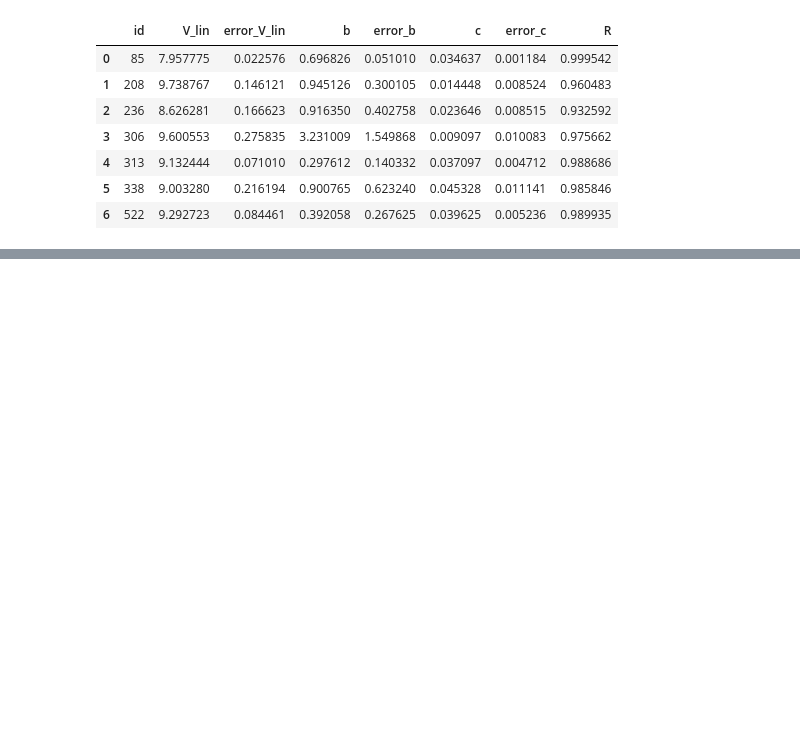
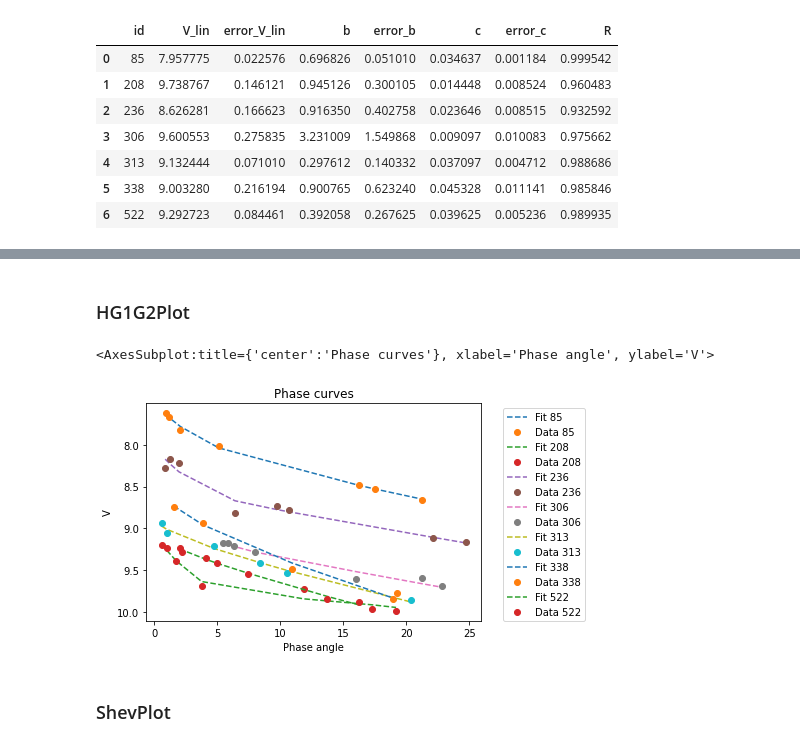
Before and after one commit to milicolazo/Pyedra, a Jupyter notebook: docs/source/tutorial.ipynb, the cells around one changed output, grey strips where cells are left out. Cells and saved outputs as stored; diff of their text form; code cells hidden in the pictures; blank space fills up the shorter version.

```diff
--- a/docs/source/tutorial.ipynb
+++ b/docs/source/tutorial.ipynb
@@ -54,0 +117,11 @@ pyedra.Shev_fit(df)
+# %% [markdown]
+### HG1G2Plot
+# %%
+HG1G2 = pyedra.HG1G2_fit(df)
+# %%
+HG1G2.plot(df = df)
+# %% [output]
+<AxesSubplot:title={'center':'Phase curves'}, xlabel='Phase angle', ylabel='V'>
+[figure, added]
+# %% [markdown]
+### ShevPlot
```
Also changed, not shown: parts of 27 cells of this notebook, 1 other file.
